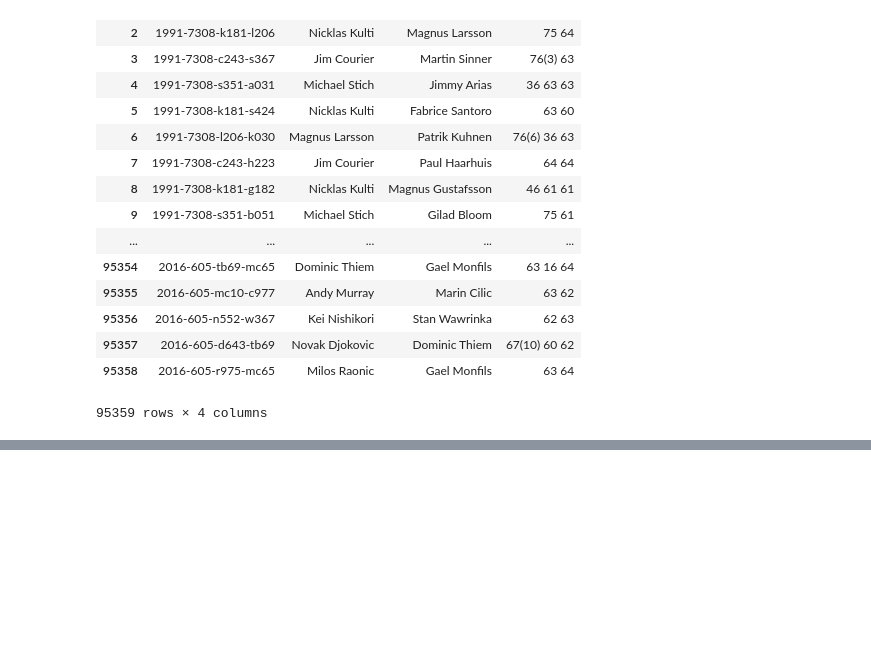
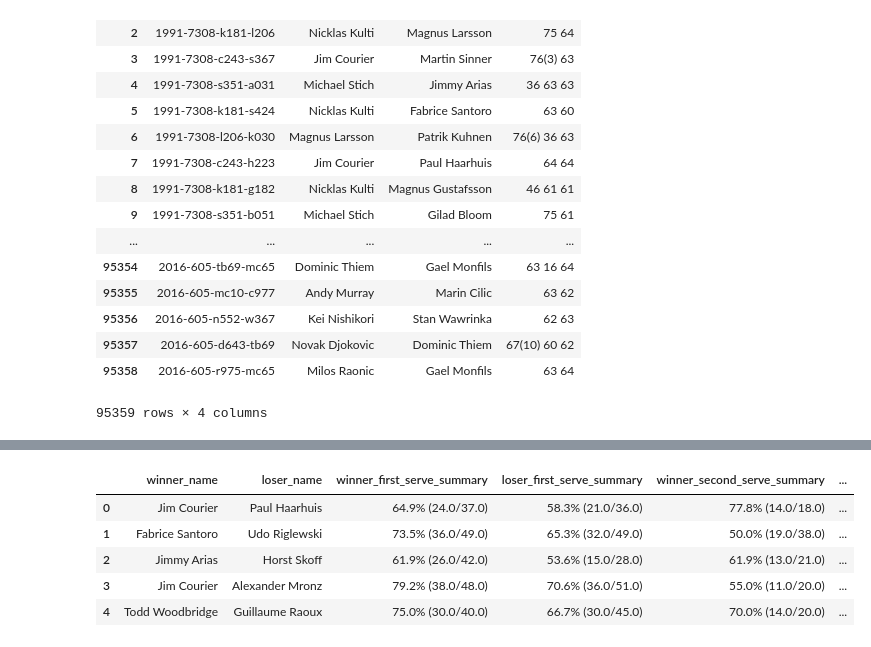
Before and after one commit to dsmart79/ETL-Tennis_Data, a Jupyter notebook: tennis_analysis.ipynb, the cells around one changed output, grey strips where cells are left out. Drawn from its saved outputs; the diff is of its cells as text; code cells hidden in the pictures; blank space fills up the shorter version.

```diff
--- a/tennis_analysis.ipynb
+++ b/tennis_analysis.ipynb
@@ -198,3 +198,6 @@ See the caveats in the documentation: http://pandas.pydata.org/pandas-docs/stabl
 | 95357 | 2016-605-d643-tb69 | Novak Djokovic | Dominic Thiem | 67(10) 60 62 |
 | 95358 | 2016-605-r975-mc65 | Milos Raonic | Gael Monfils | 63 64 |
 95359 rows × 4 columns
+# %%
+rds_connection_string = "postgres:postgres@localhost:5432/ETL_Tennis"
+tennis_engine = create_engine(f'postgresql://{rds_connection_string}')
@@ -200,0 +230,9 @@ See the caveats in the documentation: http://pandas.pydata.org/pandas-docs/stabl
+# %%
+ pd.read_sql_query('select * from tennis_analysis', con=tennis_engine).head()
+# %% [output]
+|  | winner_name | loser_name | winner_first_serve_summary | loser_first_serve_summary | winner_second_serve_summary | ... |
+| 0 | Jim Courier | Paul Haarhuis | 64.9% (24.0/37.0) | 58.3% (21.0/36.0) | 77.8% (14.0/18.0) | ... |
+| 1 | Fabrice Santoro | Udo Riglewski | 73.5% (36.0/49.0) | 65.3% (32.0/49.0) | 50.0% (19.0/38.0) | ... |
+| 2 | Jimmy Arias | Horst Skoff | 61.9% (26.0/42.0) | 53.6% (15.0/28.0) | 61.9% (13.0/21.0) | ... |
+| 3 | Jim Courier | Alexander Mronz | 79.2% (38.0/48.0) | 70.6% (36.0/51.0) | 55.0% (11.0/20.0) | ... |
+| 4 | Todd Woodbridge | Guillaume Raoux | 75.0% (30.0/40.0) | 66.7% (30.0/45.0) | 70.0% (14.0/20.0) | ... |
```
Also changed, not shown: parts of 7 cells of this notebook, 2 other files.
